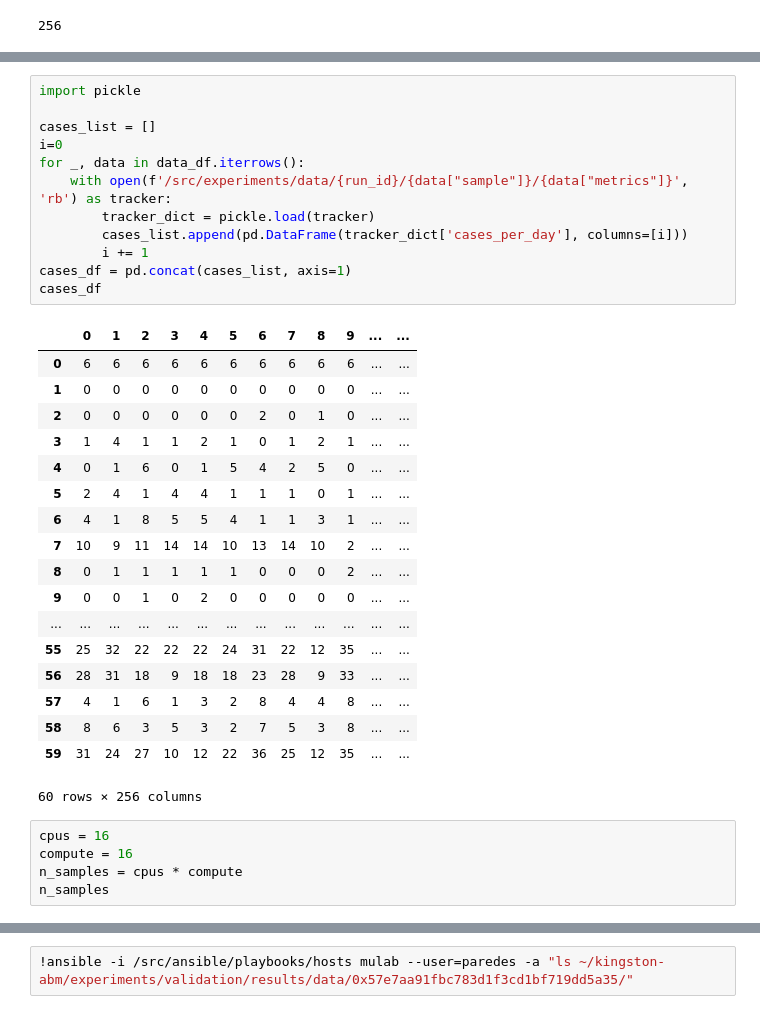
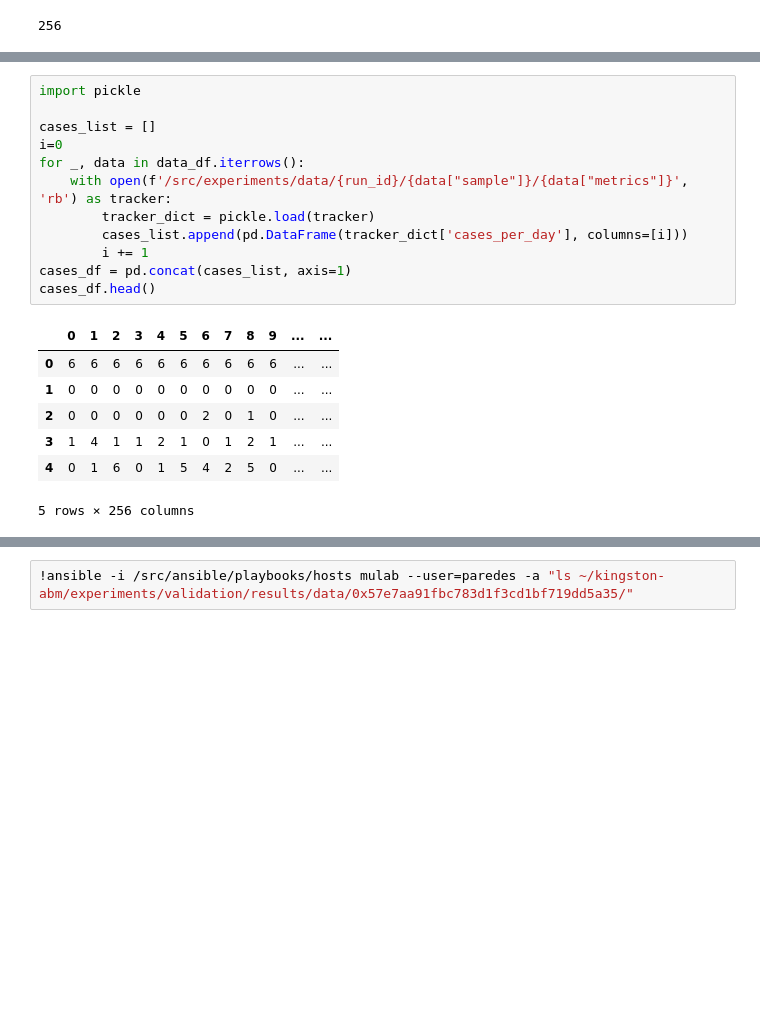
Before and after one commit to luismangubat/kingston-abm, a Jupyter notebook: experiments/notebooks/val-2.ipynb, the cells around one changed output, grey strips where cells are left out. Saved outputs shown, nothing was run; the diff lists cells and outputs as text; blank space fills up the shorter version.

```diff
--- a/experiments/notebooks/val-2.ipynb
+++ b/experiments/notebooks/val-2.ipynb
@@ -147,36 +159,20 @@ data_df
 # %%
 import pickle
 
 cases_list = []
 i=0
 for _, data in data_df.iterrows():
     with open(f'/src/experiments/data/{run_id}/{data["sample"]}/{data["metrics"]}', 'rb') as tracker:
         tracker_dict = pickle.load(tracker)
         cases_list.append(pd.DataFrame(tracker_dict['cases_per_day'], columns=[i]))
         i += 1
 cases_df = pd.concat(cases_list, axis=1)
-cases_df
+cases_df.head()
 # %% [output]
 |  | 0 | 1 | 2 | 3 | 4 | 5 | 6 | 7 | 8 | 9 | ... | ... |
 | 0 | 6 | 6 | 6 | 6 | 6 | 6 | 6 | 6 | 6 | 6 | ... | ... |
 | 1 | 0 | 0 | 0 | 0 | 0 | 0 | 0 | 0 | 0 | 0 | ... | ... |
 | 2 | 0 | 0 | 0 | 0 | 0 | 0 | 2 | 0 | 1 | 0 | ... | ... |
 | 3 | 1 | 4 | 1 | 1 | 2 | 1 | 0 | 1 | 2 | 1 | ... | ... |
 | 4 | 0 | 1 | 6 | 0 | 1 | 5 | 4 | 2 | 5 | 0 | ... | ... |
-| 5 | 2 | 4 | 1 | 4 | 4 | 1 | 1 | 1 | 0 | 1 | ... | ... |
-| 6 | 4 | 1 | 8 | 5 | 5 | 4 | 1 | 1 | 3 | 1 | ... | ... |
-| 7 | 10 | 9 | 11 | 14 | 14 | 10 | 13 | 14 | 10 | 2 | ... | ... |
-| 8 | 0 | 1 | 1 | 1 | 1 | 1 | 0 | 0 | 0 | 2 | ... | ... |
-| 9 | 0 | 0 | 1 | 0 | 2 | 0 | 0 | 0 | 0 | 0 | ... | ... |
-| ... | ... | ... | ... | ... | ... | ... | ... | ... | ... | ... | ... | ... |
-| 55 | 25 | 32 | 22 | 22 | 22 | 24 | 31 | 22 | 12 | 35 | ... | ... |
-| 56 | 28 | 31 | 18 | 9 | 18 | 18 | 23 | 28 | 9 | 33 | ... | ... |
-| 57 | 4 | 1 | 6 | 1 | 3 | 2 | 8 | 4 | 4 | 8 | ... | ... |
-| 58 | 8 | 6 | 3 | 5 | 3 | 2 | 7 | 5 | 3 | 8 | ... | ... |
-| 59 | 31 | 24 | 27 | 10 | 12 | 22 | 36 | 25 | 12 | 35 | ... | ... |
-60 rows × 256 columns
+5 rows × 256 columns
-# %%
-cpus = 16
-compute = 16
-n_samples = cpus * compute
-n_samples
```
Also changed, not shown: parts of 43 cells of this notebook.
